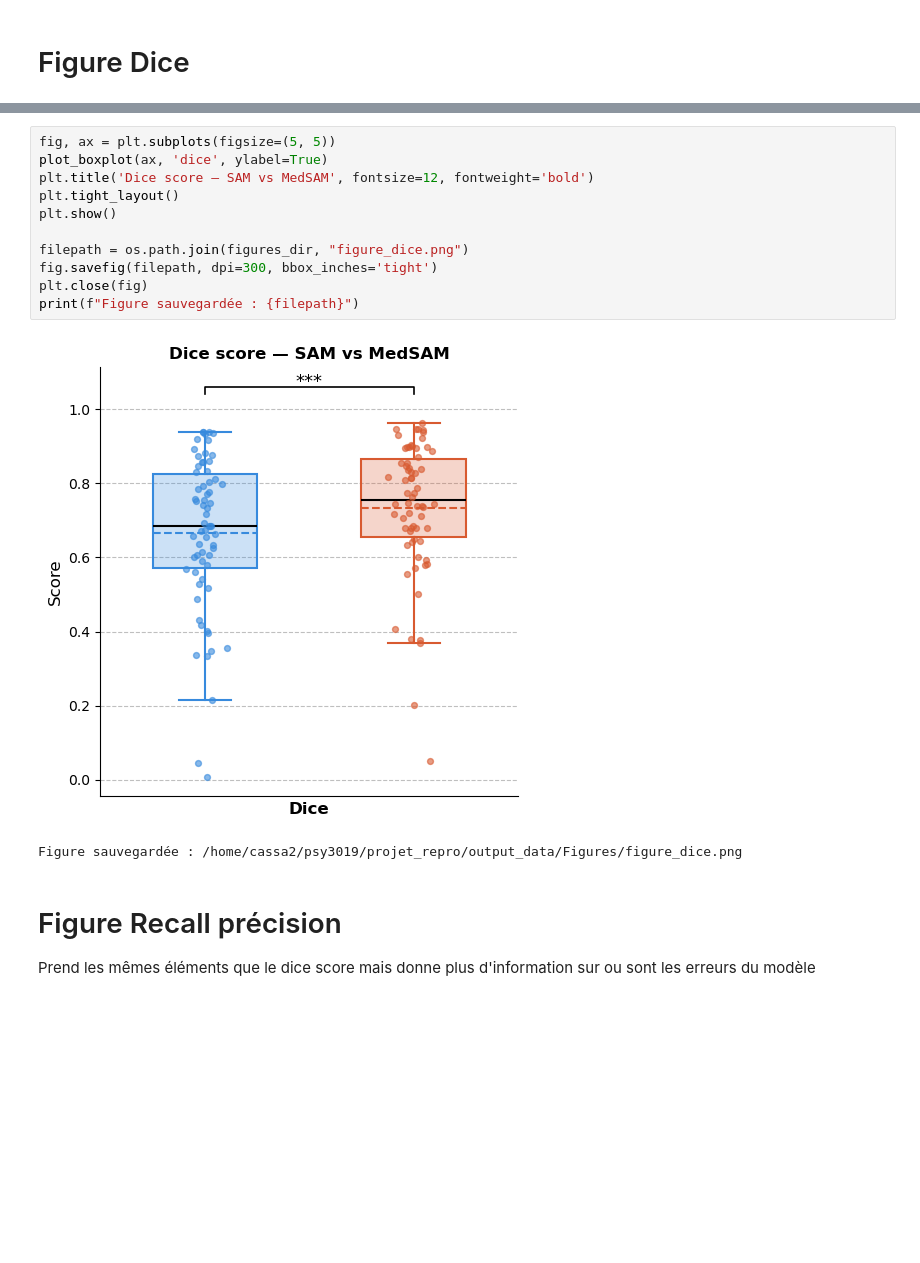
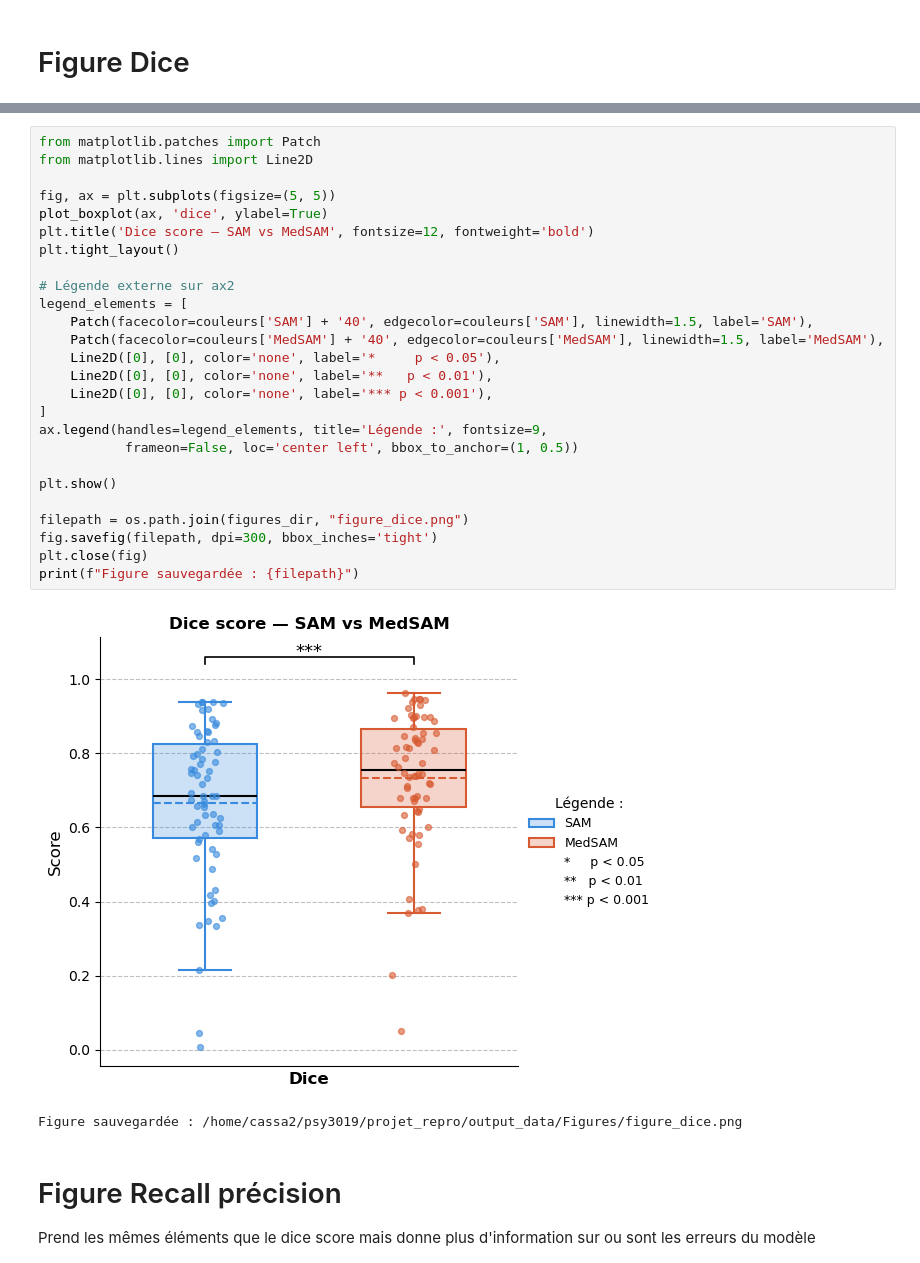
Before and after one commit to psy3019-6973-2026/Sevigny_Projetfinal, a Jupyter notebook: notebooks/visu/Notebook_figures.ipynb, the cells around one changed output, grey strips where cells are left out. Saved outputs shown, nothing was run; the diff lists cells and outputs as text; blank space fills up the shorter version.

```diff
--- a/notebooks/visu/Notebook_figures.ipynb
+++ b/notebooks/visu/Notebook_figures.ipynb
@@ -141,16 +148,31 @@ def plot_boxplot(ax, metrique, ylabel=True, ylim=None):
 # %%
+from matplotlib.patches import Patch
+from matplotlib.lines import Line2D
+
 fig, ax = plt.subplots(figsize=(5, 5))
 plot_boxplot(ax, 'dice', ylabel=True)
 plt.title('Dice score — SAM vs MedSAM', fontsize=12, fontweight='bold')
 plt.tight_layout()
+
+# Légende externe sur ax2
+legend_elements = [
+    Patch(facecolor=couleurs['SAM'] + '40', edgecolor=couleurs['SAM'], linewidth=1.5, label='SAM'),
+    Patch(facecolor=couleurs['MedSAM'] + '40', edgecolor=couleurs['MedSAM'], linewidth=1.5, label='MedSAM'),
+    Line2D([0], [0], color='none', label='*     p < 0.05'),
+    Line2D([0], [0], color='none', label='**   p < 0.01'),
+    Line2D([0], [0], color='none', label='*** p < 0.001'),
+]
+ax.legend(handles=legend_elements, title='Légende :', fontsize=9,
+           frameon=False, loc='center left', bbox_to_anchor=(1, 0.5))
+
 plt.show()
 
 filepath = os.path.join(figures_dir, "figure_dice.png")
 fig.savefig(filepath, dpi=300, bbox_inches='tight')
 plt.close(fig)
 print(f"Figure sauvegardée : {filepath}")
 # %% [output]
-[figure, old version]
+[figure, new version]
 Figure sauvegardée : /home/cassa2/psy3019/projet_repro/output_data/Figures/figure_dice.png
 # %% [markdown]
 # Figure Recall précision
```
Also changed, not shown: parts of 4 cells of this notebook, 3 other files.
